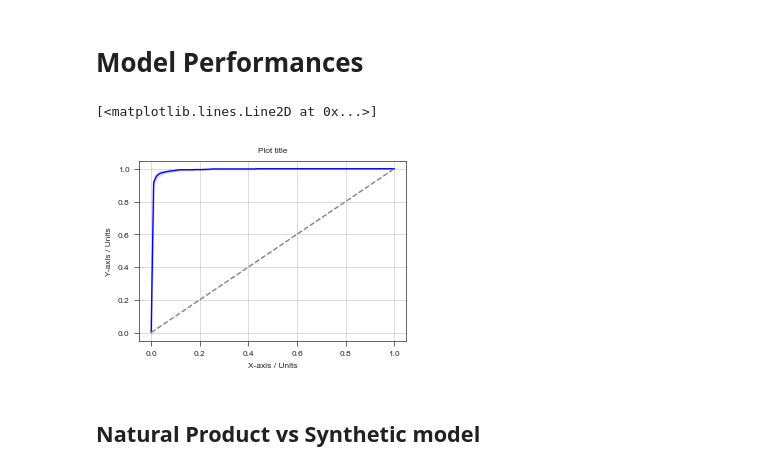
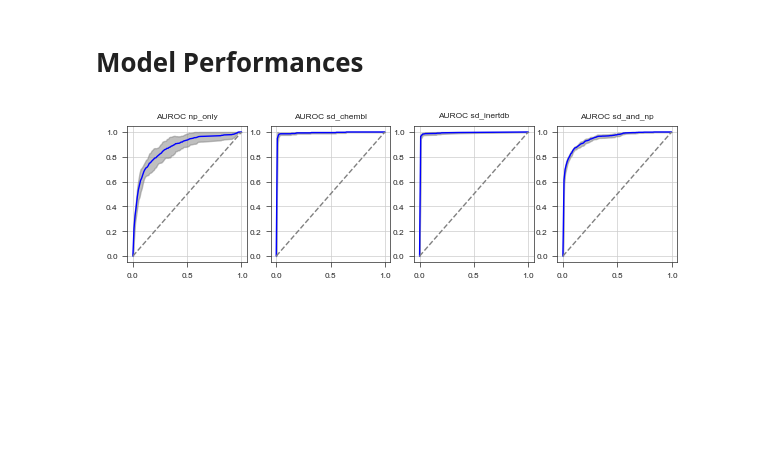
Before and after one commit to ersilia-os/anti-hypertension-cedd, a Jupyter notebook: notebooks/02_ml_modelling.ipynb, the cells around one changed output. Drawn from its saved outputs; the diff is of its cells as text; code cells hidden in the pictures; blank space fills up the shorter version.

Commit message:
final model perfs

```diff
--- a/notebooks/02_ml_modelling.ipynb
+++ b/notebooks/02_ml_modelling.ipynb
@@ -797,64 +535,14 @@ def plot_roc_curve(ax, name):
 # %%
 names = ["np_only", "sd_chembl", "sd_inertdb", "sd_and_np"]
 fig, axs = st.create_figure(
-    1, len(names), width=TWO_COLUMNS_WIDTH, height=0.33 * TWO_COLUMNS_WIDTH
+    1, len(names), width=TWO_COLUMNS_WIDTH, height=0.25 * TWO_COLUMNS_WIDTH
 )
 
 for n in names:
     ax = axs.next()
     plot_roc_curve(ax, n)
+
+plt.tight_layout()
+plt.savefig(os.path.join(figure_path, "roc_curves.png"), dpi=300)
+# %% [output]
+[figure, added]
-# %%
-with open(os.path.join(model_dir, "inertdb.json"), 'r') as f:
-    results = json.load(f)
-
-rocaucs = results['roc_auc']
-thresholds = results['thr']
-y_hats = results['y_hat']
-y_trues = results['y']
-
-tprs = []
-aucs = []
-mean_fpr = np.linspace(0, 1, 100)  # 100 points for smooth average
-
-# Loop through each fold
-for y_true, y_hat in zip(y_trues, y_hats):
-    y_true = np.array(y_true)
-    y_hat = np.array(y_hat)
-
-    fpr, tpr, _ = roc_curve(y_true, y_hat)
-    roc_auc = auc(fpr, tpr)
-
-    tpr_interp = np.interp(mean_fpr, fpr, tpr)
-    tpr_interp[0] = 0.0
-    tprs.append(tpr_interp)
-    aucs.append(roc_auc)
-
-mean_tpr = np.mean(tprs, axis=0)
-std_tpr = np.std(tprs, axis=0)
-
-mean_auc = auc(mean_fpr, mean_tpr)
-std_auc = np.std(aucs)
-
-fig, axs = st.create_figure(
-    1, 1, width=ONE_COLUMN_WIDTH, height=0.33 * TWO_COLUMNS_WIDTH
-)
-
-ax = axs.next()
-
-ax.plot(mean_fpr, mean_tpr, color='b',
-         label=r'Mean ROC (AUC = {:.2f} $\pm$ {:.2f})'.format(mean_auc, std_auc),
-         lw=1, alpha=1)
-
-# Plot shaded area for +- std
-tpr_upper = np.minimum(mean_tpr + std_tpr, 1)
-tpr_lower = np.maximum(mean_tpr - std_tpr, 0)
-ax.fill_between(mean_fpr, tpr_lower, tpr_upper, color='gray', alpha=0.2,
-                 label=r'$\pm$ 1 std. dev.')
-
-# Plot random line
-ax.plot([0, 1], [0, 1], linestyle='--', lw=1, color='gray')
-# %% [output]
-[<matplotlib.lines.Line2D at 0x...>]
-[figure, removed]
-# %% [markdown]
-## Natural Product vs Synthetic model
```
Also changed, not shown: parts of 7 cells of this notebook, 8 other files.
